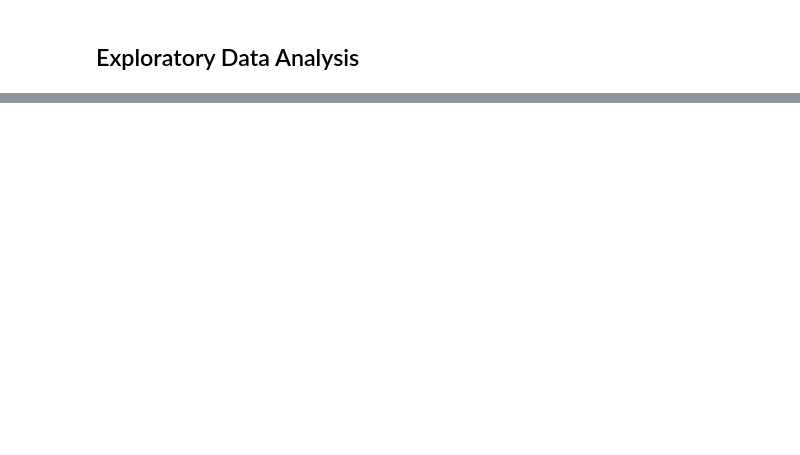
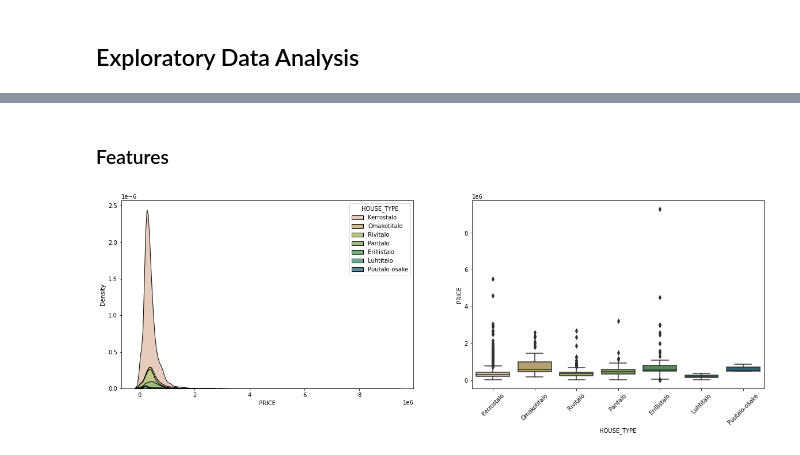
Before and after one commit to johmakinen/Various_projects, a Jupyter notebook: Notebooks/House_prices.ipynb, the cells around one changed output, grey strips where cells are left out. Saved outputs shown, nothing was run; the diff lists cells and outputs as text; code cells hidden in the pictures; blank space fills up the shorter version.

```diff
--- a/Notebooks/House_prices.ipynb
+++ b/Notebooks/House_prices.ipynb
@@ -7,3 +1,27 @@ import numpy as np
+# %%
+import sqlite3
+from sqlite3 import Error
+
+import pandas as pd
+import numpy as np
+
+# Visualization
+import seaborn as sns
+sns.set_palette('gist_earth_r',n_colors=8)
+import matplotlib.pyplot as plt
+
+# # Modeling
+# from sklearn.model_selection import train_test_split,GridSearchCV
+# from sklearn.compose import ColumnTransformer
+# from sklearn.preprocessing import MinMaxScaler,OneHotEncoder
+
+# from imblearn.over_sampling import SMOTE
+# import xgboost as xgb
+# from sklearn.metrics import classification_report, roc_curve,auc, confusion_matrix
+
+import warnings
+warnings.filterwarnings("ignore")
+%matplotlib inline
 # %%
 def read_data_from_DB():
     try:
@@ -87,0 +133,3 @@ df.head()
+# %%
+df = df.drop(columns=["ID"]) if "ID" in df.columns else df
+df = df[(df['PRICE'] != 0) & (df['SIZE'] > 0) & (df['YEAR'] > 0) & (df['LATITUDE'] > 0) & (df['LONGITUDE'] > 0) & (df['DIST_to_center'] > 0)& (df['DIST_to_center'] < 50)]
@@ -87,0 +148,13 @@ df.head()
+# %% [markdown]
+### Features
+# %%
+# num_cols = list(df.select_dtypes([np.number]).columns)
+# cat_cols = [c for c in df.columns if c not in num_cols]
+
+fig,ax = plt.subplots(nrows=1,ncols=2,figsize=(20, 6))
+sns.kdeplot(hue=df["HOUSE_TYPE"], x=df['PRICE'],fill=True,multiple='stack',ax=ax[0])
+sns.boxplot(x=df["HOUSE_TYPE"], y=df['PRICE'],ax=ax[1])
+ax[1].xaxis.set_tick_params(labelrotation =45)
+plt.show()
+# %% [output]
+[figure, added]
```
Also changed, not shown: parts of 22 cells of this notebook.
